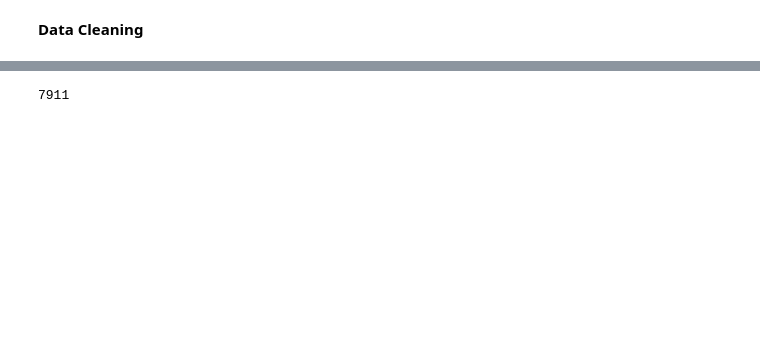
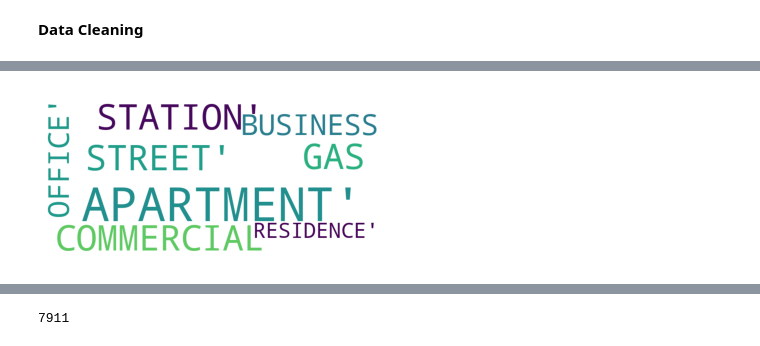
Before and after one commit to Sahajareddyp/Chicago_Crime_Analysis, a Jupyter notebook: 418_Project.ipynb, the cells around one changed output, grey strips where cells are left out. Cells and saved outputs as stored; diff of their text form; code cells hidden in the pictures; blank space fills up the shorter version.

Commit message:
Created using Colaboratory, added descriptions

```diff
--- a/418_Project.ipynb
+++ b/418_Project.ipynb
@@ -71,0 +103,9 @@ df = dfOriginal.drop(columns=['case_number', 'iucr', 'beat', 'fbi_code', 'update
+# %%
+text = df['location_description'].values
+
+wordcloud = WordCloud(background_color="white", width=800, height=400).generate(str(text))
+plt.imshow(wordcloud)
+plt.axis("off")
+plt.show()
+# %% [output]
+[figure, added]
```
Also changed, not shown: parts of 15 cells of this notebook.
